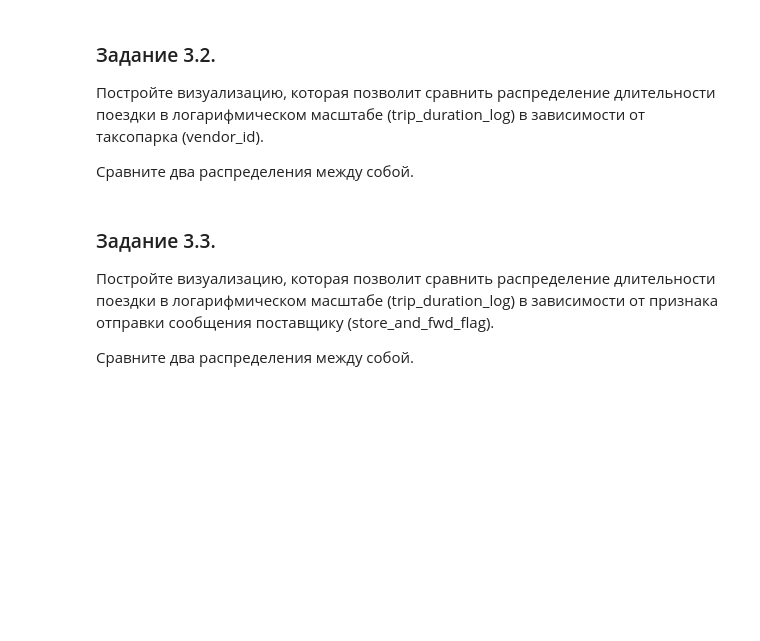
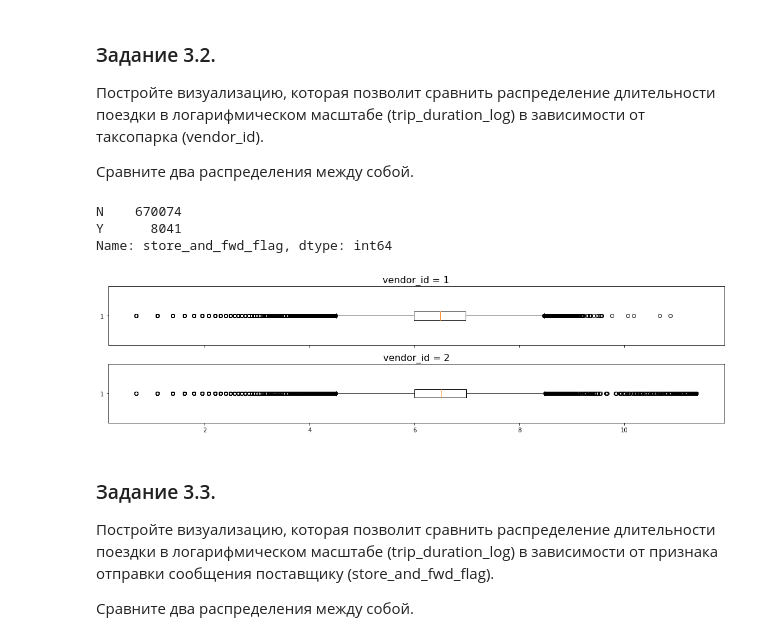
Before and after one commit to dmitruy11/PROJEKT-5, a Jupyter notebook: Project-5._Ноутбук-шаблон.ipynb, the cells around one changed output. Cells and saved outputs as stored; diff of their text form; code cells hidden in the pictures; blank space fills up the shorter version.

```diff
--- a/Project-5._Ноутбук-шаблон.ipynb
+++ b/Project-5._Ноутбук-шаблон.ipynb
@@ -545,3 +560,20 @@ taxi_data['trip_duration_log'] = np.log(taxi_data['trip_duration']+1)
+# %%
+taxi_data['store_and_fwd_flag'][taxi_data['vendor_id']==1].value_counts()
+# %% [output]
+N    670074
+Y      8041
+Name: store_and_fwd_flag, dtype: int64
+# %%
+# ваш код здесь
+fig, axx = plt.subplots(2, 1, sharex=True, figsize=(15, 4), gridspec_kw={'height_ratios': [1,1]})
+axx[0].boxplot(taxi_data['trip_duration_log'][taxi_data['vendor_id']==1], vert=False)
+axx[0].set_title('vendor_id = 1', fontsize=16)
+axx[1].boxplot(taxi_data['trip_duration_log'][taxi_data['vendor_id']==2], vert=False)
+axx[1].set_title('vendor_id = 2', fontsize=16)
+plt.tight_layout()
+plt.show()
+# %% [output]
+[figure, added]
 # %% [markdown]
 ### Задание 3.3.
 Постройте визуализацию, которая позволит сравнить распределение длительности поездки в логарифмическом масштабе (trip_duration_log) в зависимости от признака отправки сообщения поставщику (store_and_fwd_flag).
```
Also changed, not shown: parts of 19 cells of this notebook.
